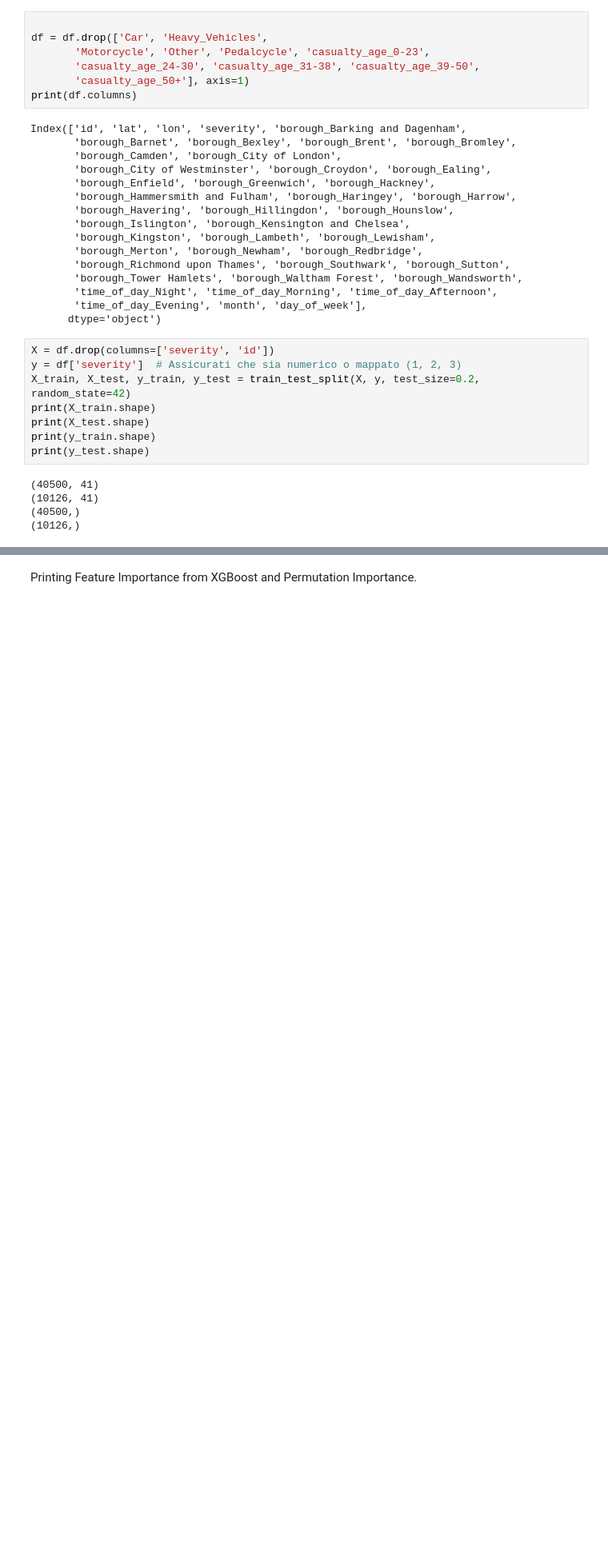
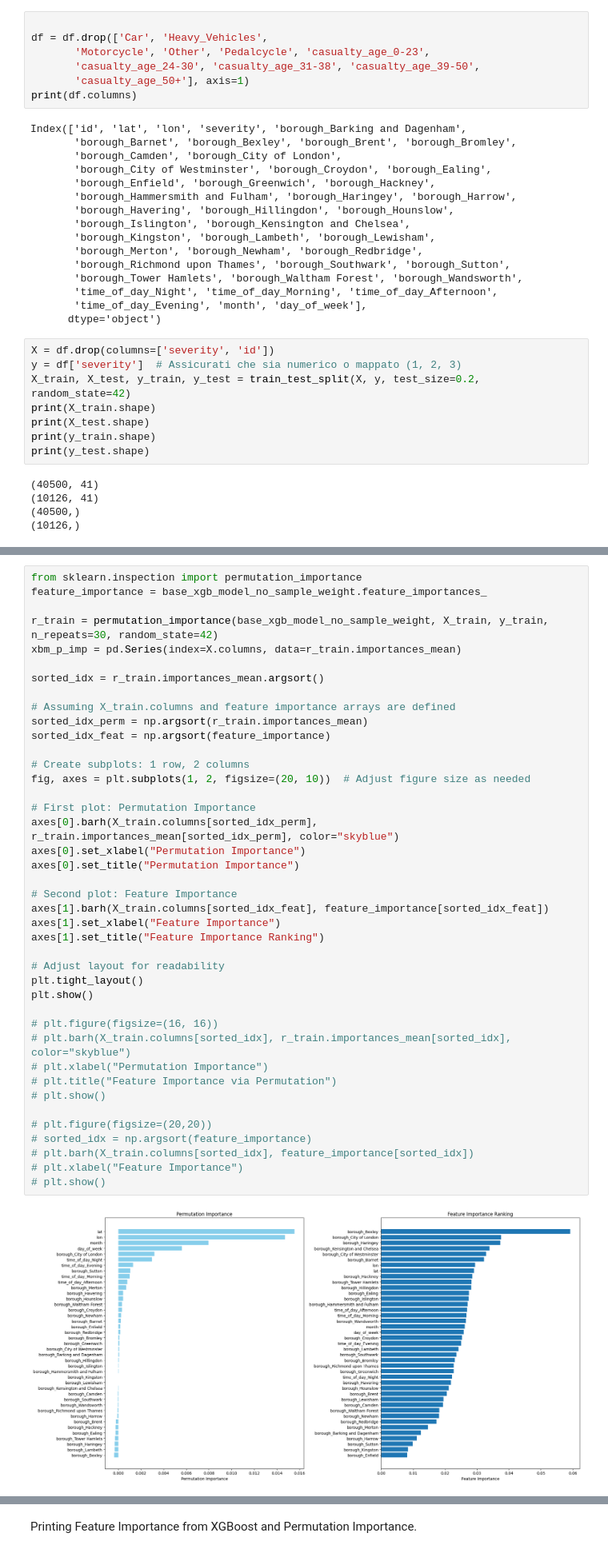
Before and after one commit to asalazar18s/TfL-accidents-dataset-analysis, a Jupyter notebook: Final/Model_Testing.ipynb, the cells around one changed output, grey strips where cells are left out. Shown at 80% size. Drawn from its saved outputs; the diff is of its cells as text; blank space fills up the shorter version.

```diff
--- a/Final/Model_Testing.ipynb
+++ b/Final/Model_Testing.ipynb
@@ -57,0 +100,43 @@ print(y_test.shape)
+# %%
+from sklearn.inspection import permutation_importance
+feature_importance = base_xgb_model_no_sample_weight.feature_importances_
+
+r_train = permutation_importance(base_xgb_model_no_sample_weight, X_train, y_train, n_repeats=30, random_state=42)
+xbm_p_imp = pd.Series(index=X.columns, data=r_train.importances_mean)
+
+sorted_idx = r_train.importances_mean.argsort()
+
+# Assuming X_train.columns and feature importance arrays are defined
+sorted_idx_perm = np.argsort(r_train.importances_mean)
+sorted_idx_feat = np.argsort(feature_importance)
+
+# Create subplots: 1 row, 2 columns
+fig, axes = plt.subplots(1, 2, figsize=(20, 10))  # Adjust figure size as needed
+
+# First plot: Permutation Importance
+axes[0].barh(X_train.columns[sorted_idx_perm], r_train.importances_mean[sorted_idx_perm], color="skyblue")
+axes[0].set_xlabel("Permutation Importance")
+axes[0].set_title("Permutation Importance")
+
+# Second plot: Feature Importance
+axes[1].barh(X_train.columns[sorted_idx_feat], feature_importance[sorted_idx_feat])
+axes[1].set_xlabel("Feature Importance")
+axes[1].set_title("Feature Importance Ranking")
+
+# Adjust layout for readability
+plt.tight_layout()
+plt.show()
+
+# plt.figure(figsize=(16, 16))
+# plt.barh(X_train.columns[sorted_idx], r_train.importances_mean[sorted_idx], color="skyblue")
+# plt.xlabel("Permutation Importance")
+# plt.title("Feature Importance via Permutation")
+# plt.show()
+
+# plt.figure(figsize=(20,20))
+# sorted_idx = np.argsort(feature_importance)
+# plt.barh(X_train.columns[sorted_idx], feature_importance[sorted_idx])
+# plt.xlabel("Feature Importance")
+# plt.show()
+# %% [output]
+[figure, added]
```
Also changed, not shown: parts of 51 cells of this notebook, 20 other files.
